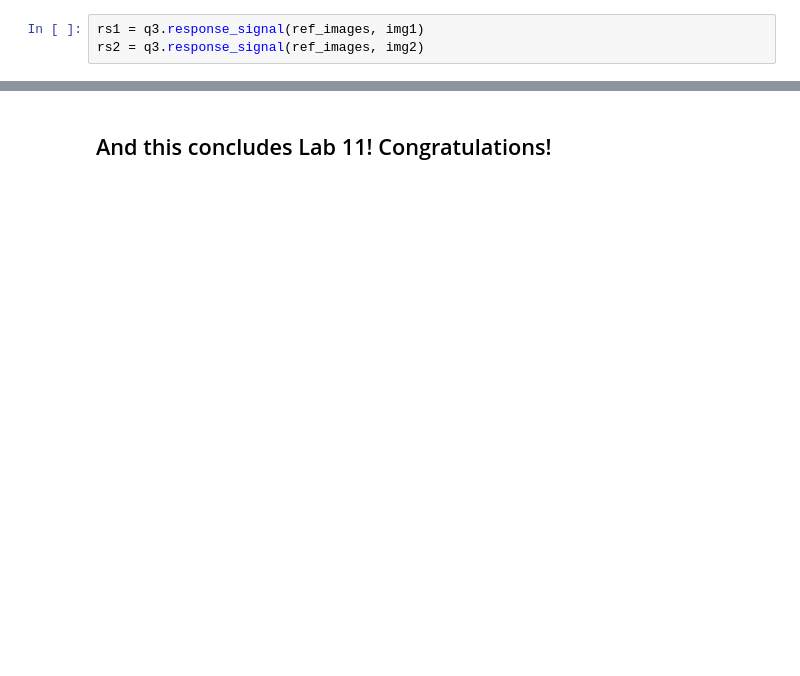
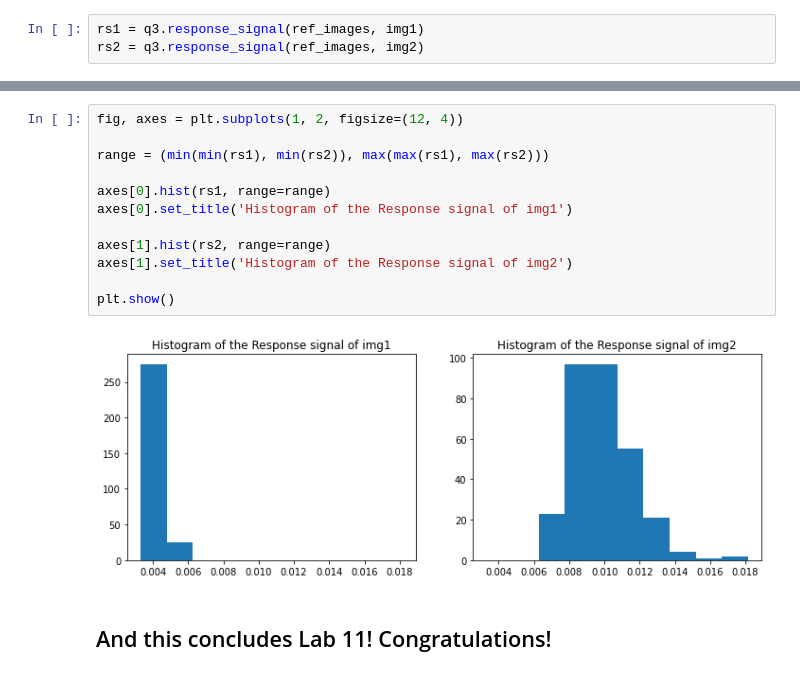
Before and after one commit to samuel95207/2021-FA-UIUC-ECE365-Data-Science-and-Engineering, a Jupyter notebook: Part3/Lab2/Lab11.ipynb, the cells around one changed output, grey strips where cells are left out. Saved outputs shown, nothing was run; the diff lists cells and outputs as text; blank space fills up the shorter version.

```diff
--- a/Part3/Lab2/Lab11.ipynb
+++ b/Part3/Lab2/Lab11.ipynb
@@ -455,2 +541,16 @@ plt.show()
+# %%
+fig, axes = plt.subplots(1, 2, figsize=(12, 4))
+
+range = (min(min(rs1), min(rs2)), max(max(rs1), max(rs2)))
+
+axes[0].hist(rs1, range=range)
+axes[0].set_title('Histogram of the Response signal of img1')
+
+axes[1].hist(rs2, range=range)
+axes[1].set_title('Histogram of the Response signal of img2')
+
+plt.show()
+# %% [output]
+[figure, added]
 # %% [markdown]
 ## And this concludes Lab 11! Congratulations!
```
Also changed, not shown: parts of 14 cells of this notebook.
